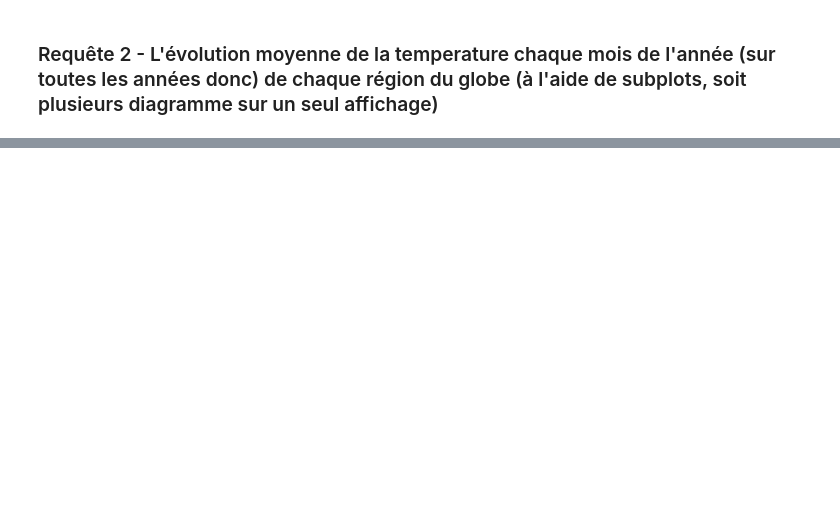
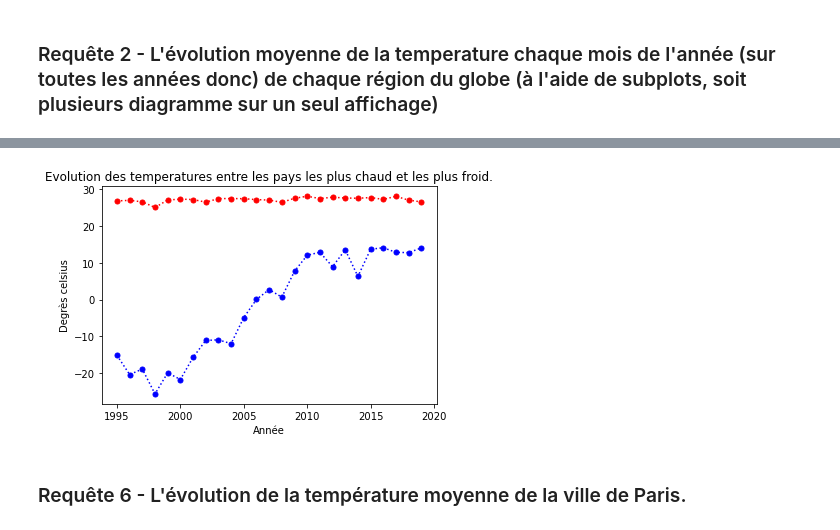
Before and after one commit to Orkaelle/climatologie, a Jupyter notebook: climatologie.ipynb, the cells around one changed output, grey strips where cells are left out. Saved outputs shown, nothing was run; the diff lists cells and outputs as text; code cells hidden in the pictures; blank space fills up the shorter version.

```diff
--- a/climatologie.ipynb
+++ b/climatologie.ipynb
@@ -122,0 +161,17 @@ plt.show()
+# %%
+x = df_hot['year']
+
+y1 = df_hot['AvgTemperature']
+y2 = df_cold['AvgTemperature']
+
+plt.plot(x, y1, linestyle = ':', marker = 'o', color = 'red', markersize = 5)
+plt.plot(x, y2, linestyle = ':', marker = 'o', color = 'blue', markersize = 5)
+plt.title('Evolution des temperatures entre les pays les plus chaud et les plus froid.')
+plt.ylabel('Degrès celsius')
+plt.xlabel('Année')
+
+plt.show()
+# %% [output]
+[figure, added]
+# %% [markdown]
+### Requête 6 - L'évolution de la température moyenne de la ville de Paris.
```
Also changed, not shown: parts of 20 cells of this notebook.
